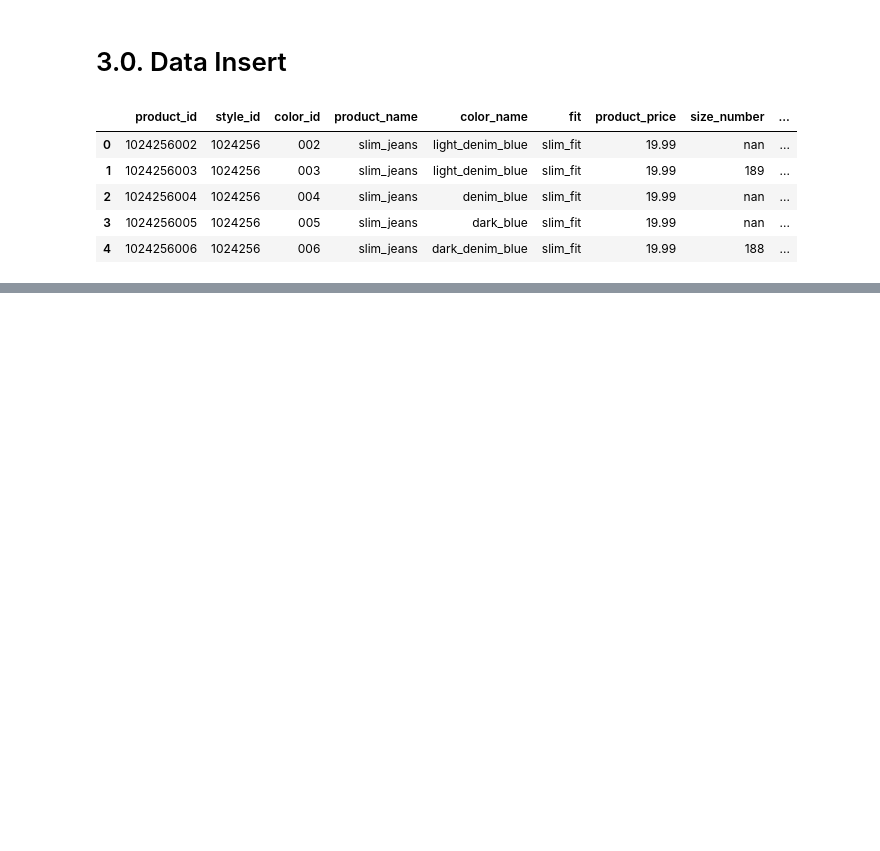
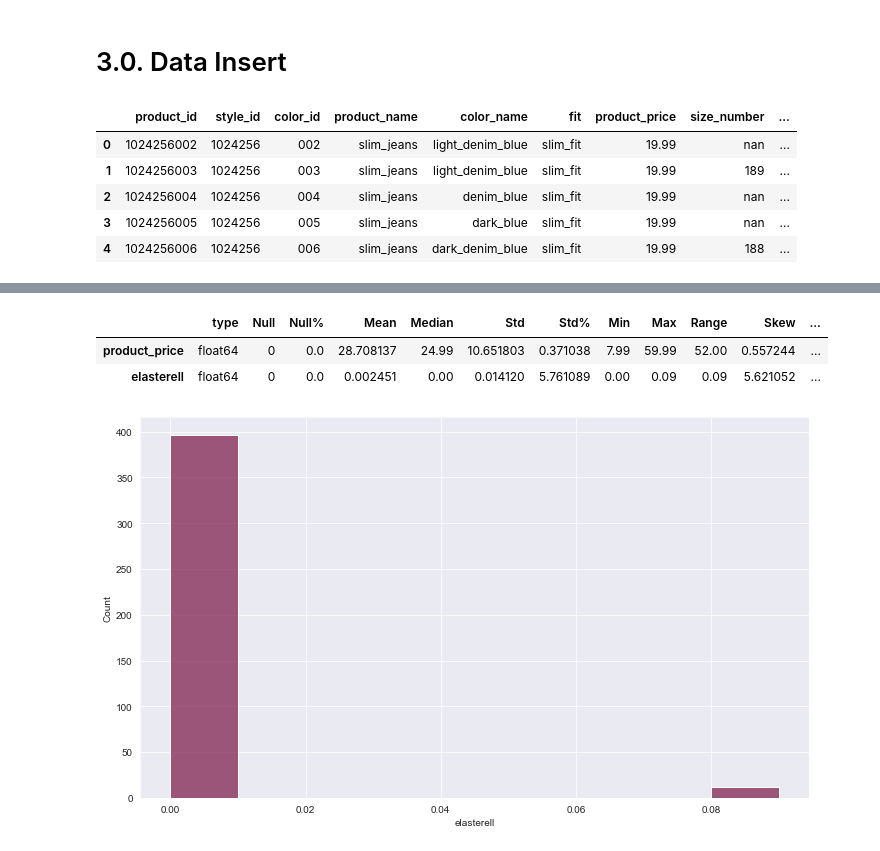
Before and after one commit to marcosvliras/H-M, a Jupyter notebook: HM_WB_FINAL.ipynb, the cells around one changed output, grey strips where cells are left out. Drawn from its saved outputs; the diff is of its cells as text; code cells hidden in the pictures; blank space fills up the shorter version.

```diff
--- a/HM_WB_FINAL.ipynb
+++ b/HM_WB_FINAL.ipynb
@@ -408,0 +390,3 @@ pd.read_sql_query( query, conn ).head()
+# %%
+# convert object to datetime
+df01['scrapy_datetime'] = pd.to_datetime( df01['scrapy_datetime'] )
@@ -408,0 +435,6 @@ pd.read_sql_query( query, conn ).head()
+# %%
+count = df01['size_model'].value_counts()
+count.name = 'values'
+
+aux = pd.DataFrame( count ).reset_index()
+aux
@@ -408,0 +448,2 @@ pd.read_sql_query( query, conn ).head()
+# %%
+df01['size_model'].fillna( aux['index'][0], inplace=True )
@@ -408,0 +452,3 @@ pd.read_sql_query( query, conn ).head()
+# %%
+num_attributes = df01.select_dtypes( include=['float64'] )
+cat_attributes = df01.select_dtypes( include=['object'] )
@@ -408,0 +502,10 @@ pd.read_sql_query( query, conn ).head()
+# %%
+numeric_statistics( num_attributes ).loc[['product_price','elasterell'],:]
+# %% [output]
+|  | type | Null | Null% | Mean | Median | Std | Std% | Min | Max | Range | Skew | ... |
+| product_price | float64 | 0 | 0.0 | 28.708137 | 24.99 | 10.651803 | 0.371038 | 7.99 | 59.99 | 52.00 | 0.557244 | ... |
+| elasterell | float64 | 0 | 0.0 | 0.002451 | 0.00 | 0.014120 | 5.761089 | 0.00 | 0.09 | 0.09 | 5.621052 | ... |
+# %%
+sns.histplot( num_attributes['elasterell'], bins=9 );
+# %% [output]
+[figure, added]
```
Also changed, not shown: parts of 29 cells of this notebook, 1 other file.
